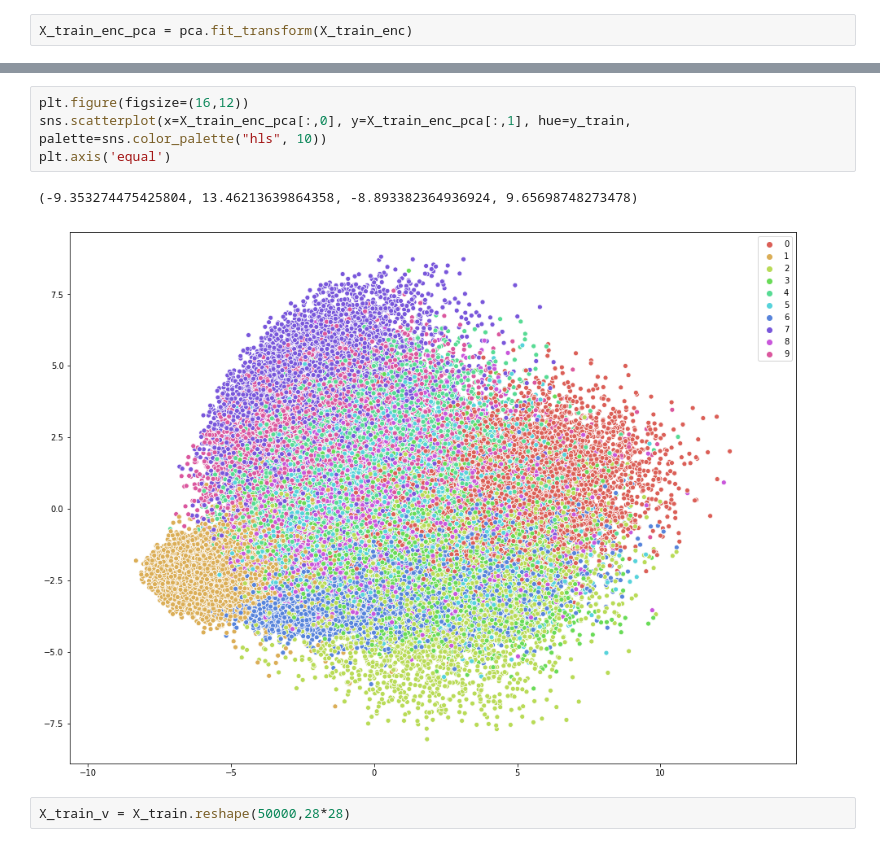
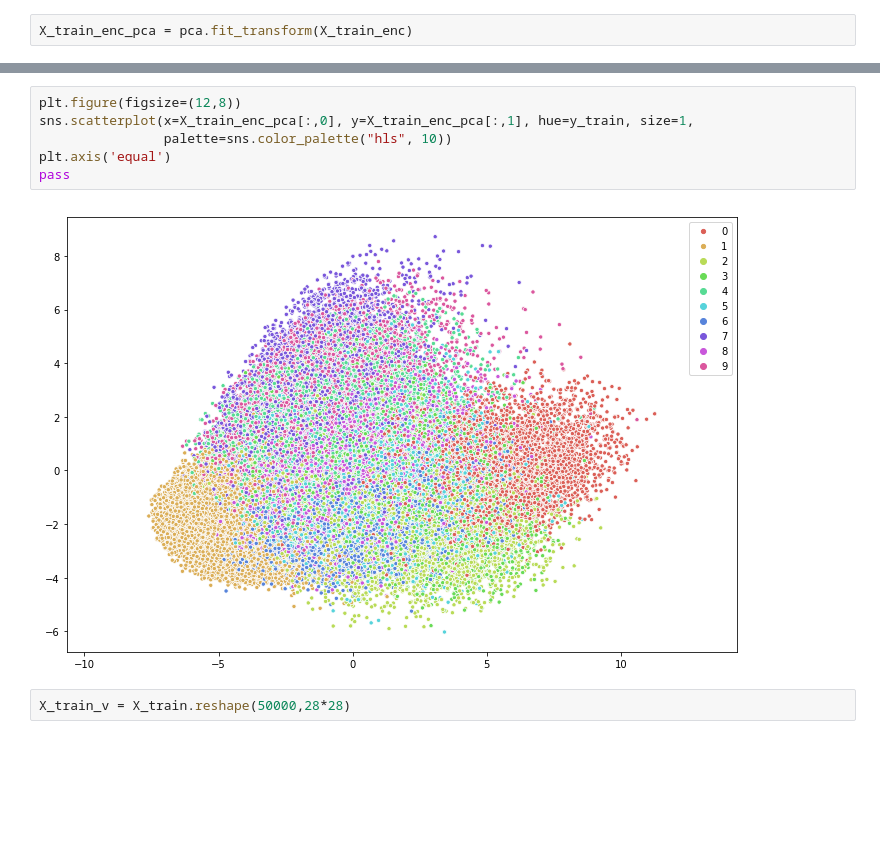
Before and after one commit to portizdegalisteo/TFM, a Jupyter notebook: mnist_tests.ipynb, the cells around one changed output, grey strips where cells are left out. Cells and saved outputs as stored; diff of their text form; blank space fills up the shorter version.

```diff
--- a/mnist_tests.ipynb
+++ b/mnist_tests.ipynb
@@ -175,10 +185,11 @@ array([ 0.53,  0.91,  1.06, ..., -3.61, -1.1 , -0.48], dtype=float32)
 # %%
-plt.figure(figsize=(16,12))
-sns.scatterplot(x=X_train_enc_pca[:,0], y=X_train_enc_pca[:,1], hue=y_train, palette=sns.color_palette("hls", 10))
+plt.figure(figsize=(12,8))
+sns.scatterplot(x=X_train_enc_pca[:,0], y=X_train_enc_pca[:,1], hue=y_train, size=1,
+                palette=sns.color_palette("hls", 10))
 plt.axis('equal')
+pass
 # %% [output]
-(-9.353274475425804, 13.46213639864358, -8.893382364936924, 9.65698748273478)
-[figure, old version]
+[figure, new version]
 # %%
 X_train_v = X_train.reshape(50000,28*28)
 # %%
```
Also changed, not shown: parts of 24 cells of this notebook, 5 other files.
